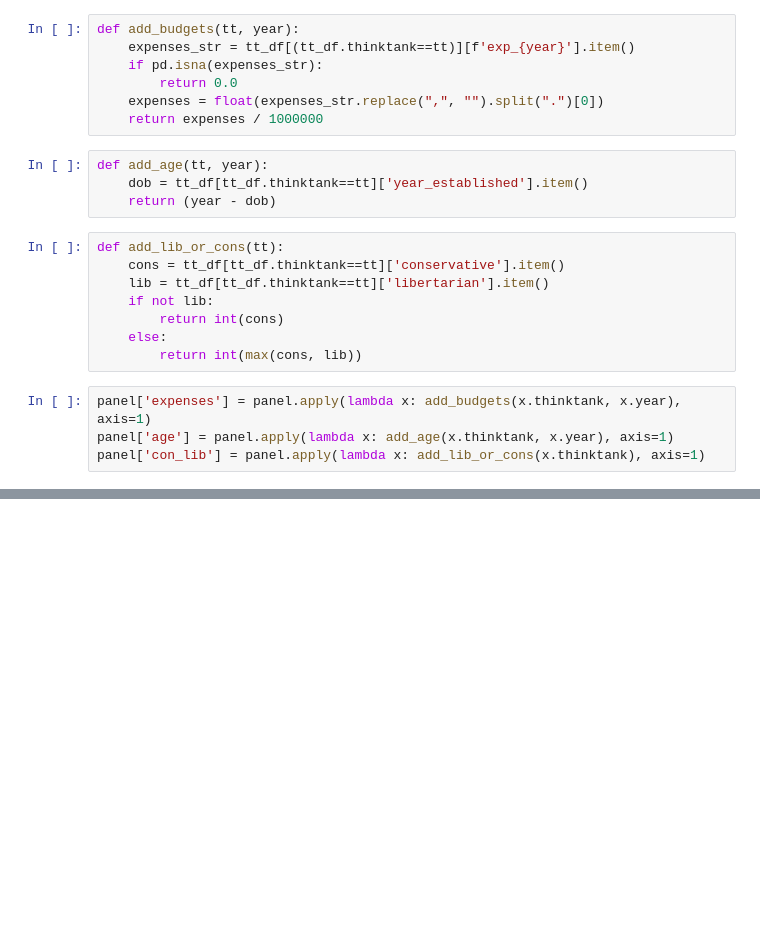
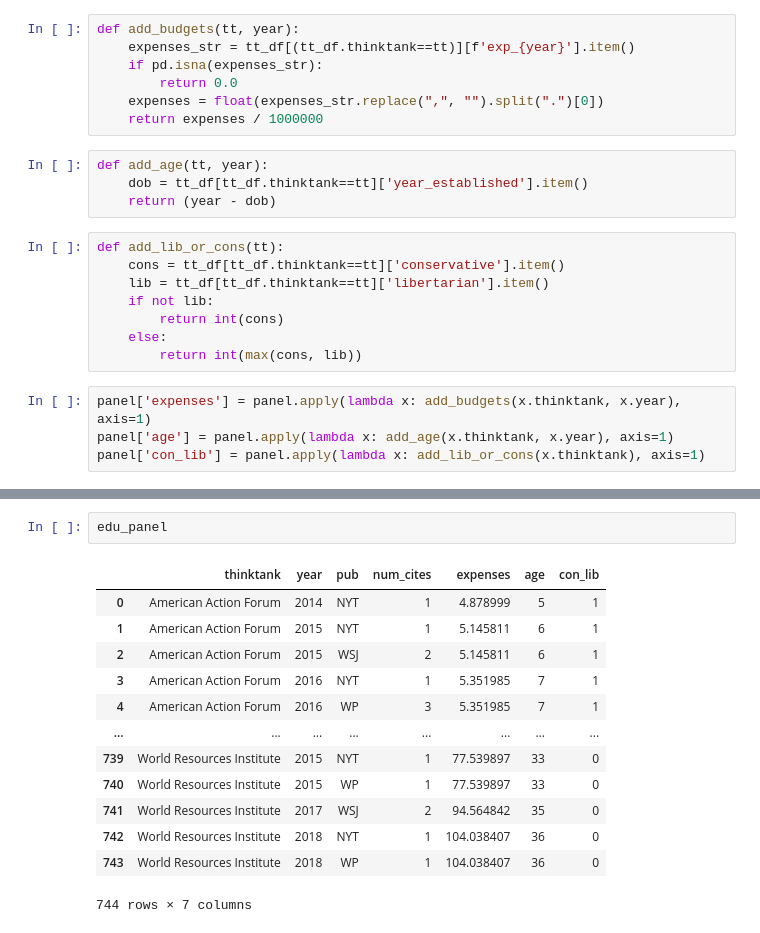
Before and after one commit to jai1802/thinktanks_and_media, a Jupyter notebook: Merging Features, Making Panels.ipynb, the cells around one changed output, grey strips where cells are left out. Cells and saved outputs as stored; diff of their text form; blank space fills up the shorter version.

```diff
--- a/Merging Features, Making Panels.ipynb
+++ b/Merging Features, Making Panels.ipynb
@@ -115,0 +108,16 @@ panel['event'] = panel['event']
+# %%
+edu_panel
+# %% [output]
+|  | thinktank | year | pub | num_cites | expenses | age | con_lib |
+| 0 | American Action Forum | 2014 | NYT | 1 | 4.878999 | 5 | 1 |
+| 1 | American Action Forum | 2015 | NYT | 1 | 5.145811 | 6 | 1 |
+| 2 | American Action Forum | 2015 | WSJ | 2 | 5.145811 | 6 | 1 |
+| 3 | American Action Forum | 2016 | NYT | 1 | 5.351985 | 7 | 1 |
+| 4 | American Action Forum | 2016 | WP | 3 | 5.351985 | 7 | 1 |
+| ... | ... | ... | ... | ... | ... | ... | ... |
+| 739 | World Resources Institute | 2015 | NYT | 1 | 77.539897 | 33 | 0 |
+| 740 | World Resources Institute | 2015 | WP | 1 | 77.539897 | 33 | 0 |
+| 741 | World Resources Institute | 2017 | WSJ | 2 | 94.564842 | 35 | 0 |
+| 742 | World Resources Institute | 2018 | NYT | 1 | 104.038407 | 36 | 0 |
+| 743 | World Resources Institute | 2018 | WP | 1 | 104.038407 | 36 | 0 |
+744 rows × 7 columns
```
Also changed, not shown: parts of 21 cells of this notebook, 15 other files.
